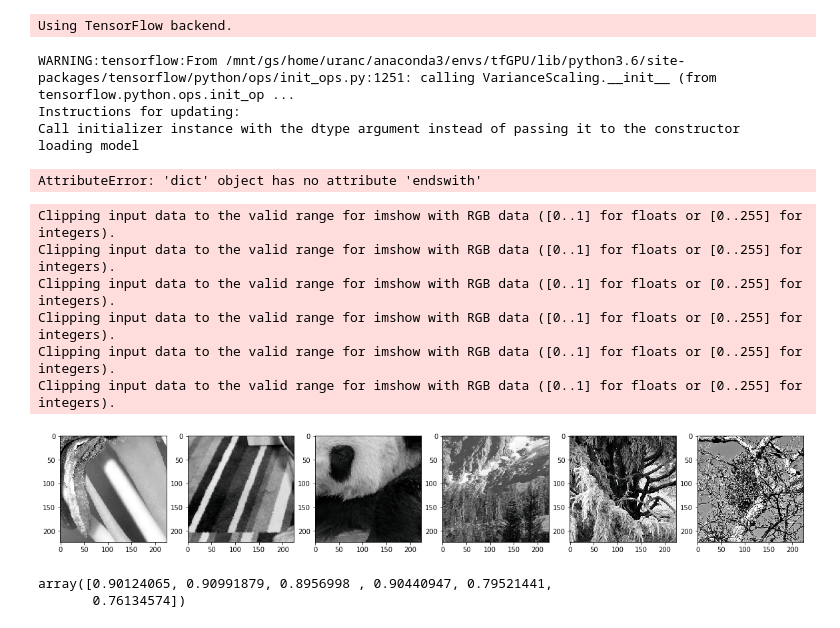
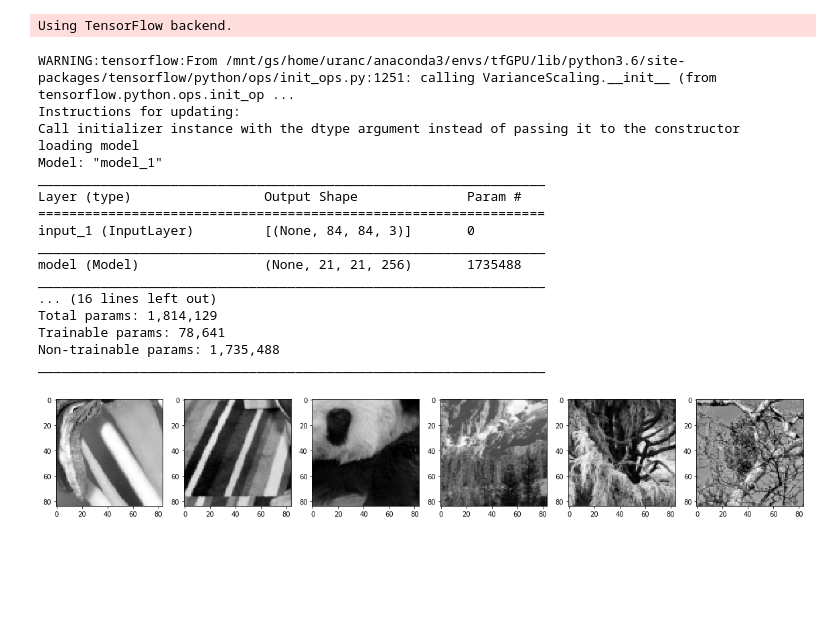
Before and after one commit to uranc/gamma-net, a Jupyter notebook: sample_nat_im_demo.ipynb, the cells around one changed output. Drawn from its saved outputs; the diff is of its cells as text; code cells hidden in the pictures; blank space fills up the shorter version.

Commit message:
fix inputs

```diff
--- a/sample_nat_im_demo.ipynb
+++ b/sample_nat_im_demo.ipynb
@@ -32,49 +15,67 @@ BATCH_SIZE = 64
+# %%
+#input_name = 'examples/samples_im.png'
+input_name = 'examples/samples_nat_im.npy'
+WEIGHT_DIR = 'weights.last.h5'
+BATCH_SIZE = 64
 # %%
 # input
-out_name, file_ext = os.path.splitext(INPUT_NAME)
+out_name, file_ext = os.path.splitext(input_name)
+
+#
+flag_numpy = 1 if file_ext=='.npy' else 0
 
 # model
-model = build_compile_model_pred(params)
+model = build_compile_model_pred(WEIGHT_DIR)
 model.summary()
 
-# modelname
-flag_numpy = 1 if file_ext=='.npy' else 0
+if flag_numpy:
+    from skimage.transform import resize
+    tmp_input = np.load(input_name)
+    test_steps = 1
 
-if flag_numpy:
-    this_input = np.transpose(np.load(input_name), (3, 0, 1, 2))
-    test_steps = 1
+    NO_INPUT = tmp_input.shape[0]
+    # resize
+    test_input = np.zeros((NO_INPUT, 84, 84, 3))
+    for im_id in range(tmp_input.shape[0]):
+        test_input[im_id, :, :, :] = resize(tmp_input[im_id, :, :, :], (84, 84, 3), anti_aliasing=True)
+        test_input[im_id, :, :, :] -= [103.939, 116.779, 123.68]
+    pred = model.predict(test_input, steps=test_steps)
+    np.save(out_name + '_pred.npy', pred)
+
 else:
     from skimage.io import imread
     from skimage.transform import resize
     img = imread(input_name)
-    this_input = np.expand_dims(img, axis=0)
-    test_steps = 1
 
-# resize image to 84x84
-img = resize(img, (84, 84, 3), anti_aliasing=True)
-pred = model.predict(np.expand_dims(img, axis=0), steps=1)
-print(pred[0][0])
+    # resize image to 84x84
+    img = resize(img, (84, 84, 3), anti_aliasing=True)
+    img -= [103.939, 116.779, 123.68]
+    pred = model.predict(np.expand_dims(img, axis=0), steps=1)
+    print(pred[0][0])
+
+    NO_INPUT = 1
 # %% [output]
 WARNING:tensorflow:From /mnt/gs/home/uranc/anaconda3/envs/tfGPU/lib/python3.6/site-packages/tensorflow/python/ops/init_ops.py:1251: calling VarianceScaling.__init__ (from tensorflow.python.ops.init_op ...
 Instructions for updating:
 Call initializer instance with the dtype argument instead of passing it to the constructor
 loading model
+Model: "model_1"
+_________________________________________________________________
+Layer (type)                 Output Shape              Param #
+=================================================================
+input_1 (InputLayer)         [(None, 84, 84, 3)]       0
+_________________________________________________________________
+model (Model)                (None, 21, 21, 256)       1735488
+_________________________________________________________________
+... (16 lines left out)
+Total params: 1,814,129
+Trainable params: 78,641
+Non-trainable params: 1,735,488
+_________________________________________________________________
-AttributeError: 'dict' object has no attribute 'endswith'
 # %%
 plt.figure(figsize=(20,10))
 for ii in range(NO_INPUT):
     plt.subplot(1,6,ii+1)
-    plt.imshow(this_input[ii,:,:,:]/255)
+    plt.imshow(test_input[ii,:,:,:] + [103.939, 116.779, 123.68])
 # %% [output]
-Clipping input data to the valid range for imshow with RGB data ([0..1] for floats or [0..255] for integers).
-Clipping input data to the valid range for imshow with RGB data ([0..1] for floats or [0..255] for integers).
-Clipping input data to the valid range for imshow with RGB data ([0..1] for floats or [0..255] for integers).
-Clipping input data to the valid range for imshow with RGB data ([0..1] for floats or [0..255] for integers).
-Clipping input data to the valid range for imshow with RGB data ([0..1] for floats or [0..255] for integers).
-Clipping input data to the valid range for imshow with RGB data ([0..1] for floats or [0..255] for integers).
-[figure, old version]
+[figure, new version]
-# %%
-predictability
-# %% [output]
-array([0.90124065, 0.90991879, 0.8956998 , 0.90440947, 0.79521441,
-       0.76134574])
```
Also changed, not shown: parts of 2 cells of this notebook.
